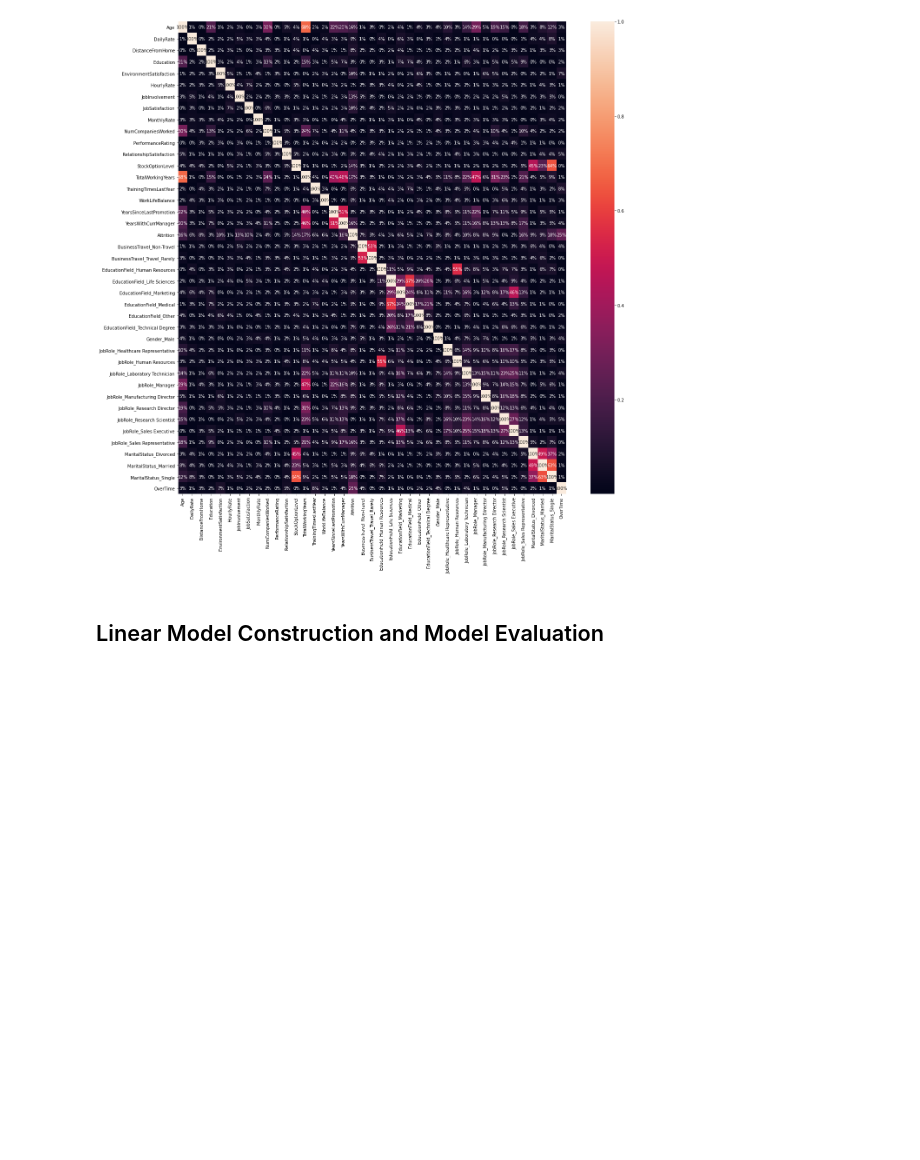
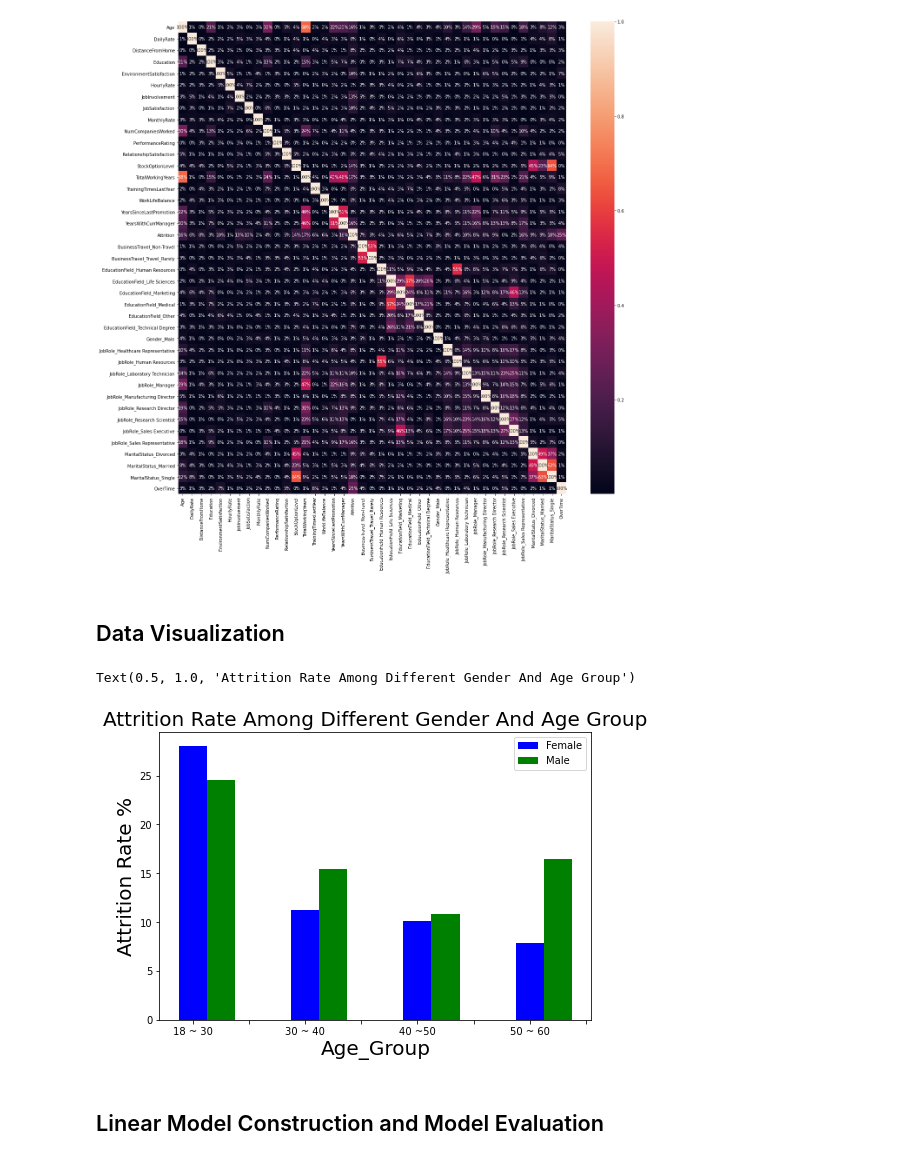
Before and after one commit to Xusong1998/Data-Analytics-Project, a Jupyter notebook: HR_Attrition_Data_Modeling.ipynb, the cells around one changed output. Drawn from its saved outputs; the diff is of its cells as text; code cells hidden in the pictures; blank space fills up the shorter version.

Commit message:
Add graphs

```diff
--- a/HR_Attrition_Data_Modeling.ipynb
+++ b/HR_Attrition_Data_Modeling.ipynb
@@ -69,6 +69,44 @@ y_corr=df_exp['Attrition']
 # %% [output]
 to_drop columns:  ['JobLevel', 'MonthlyIncome', 'PercentSalaryHike', 'YearsAtCompany', 'YearsInCurrentRole', 'BusinessTravel_Travel_Frequently', 'Department_Human Resources', 'Department_Research & De ...
 [figure]
+# %% [markdown]
+## Data Visualization
+# %%
+# make a copy of data
+visual_x = attrition_df
+# range of age
+min(visual_x['Age'])
+max(visual_x['Age'])
+visual_x['Age_Group'] = 'a'
+for i in range(len(visual_x['Age'])):
+    if 18 <= visual_x['Age'][i] <= 30:
+        visual_x['Age_Group'][i] = '18 ~ 30'
+    elif 30 < visual_x['Age'][i] <= 40:
+        visual_x['Age_Group'][i] = '30 ~ 40'
+    elif 40 < visual_x['Age'][i] <= 50:
+        visual_x['Age_Group'][i] = '40 ~ 50'
+    else:
+        visual_x['Age_Group'][i] = '50 ~ 60'
+
+
+# Attrition Rate Among Different Gender And Age Group
+groupped_data1 = visual_x[visual_x['Attrition'] == 1].groupby(["Gender_Male", "Age_Group"]).count()['Age']
+groupped_data2 = visual_x.groupby(["Gender_Male", "Age_Group"]).count()['Age']
+groupped_data = (groupped_data1/groupped_data2) * 100
+labels = ['', '18 ~ 30', '', '30 ~ 40', '', '40 ~50', '', '50 ~ 60']
+fig = plt.figure()
+x_bar = np.arange(4)
+ax = fig.add_axes([0,0,1,1])
+ax.bar(x_bar + 0.00, groupped_data[0], color = 'b', width = 0.25)
+ax.bar(x_bar + 0.25, groupped_data[1], color = 'g', width = 0.25)
+ax.legend(labels=['Female', 'Male'])
+ax.set_xticklabels(labels)
+plt.xlabel('Age_Group', size = 20)
+plt.ylabel('Attrition Rate %', size = 20)
+plt.title('Attrition Rate Among Different Gender And Age Group', size = 20)
+# %% [output]
+Text(0.5, 1.0, 'Attrition Rate Among Different Gender And Age Group')
+[figure, added]
 # %% [markdown]
 ## Linear Model Construction and Model Evaluation
 # %%
```
Also changed, not shown: parts of 21 cells of this notebook.
